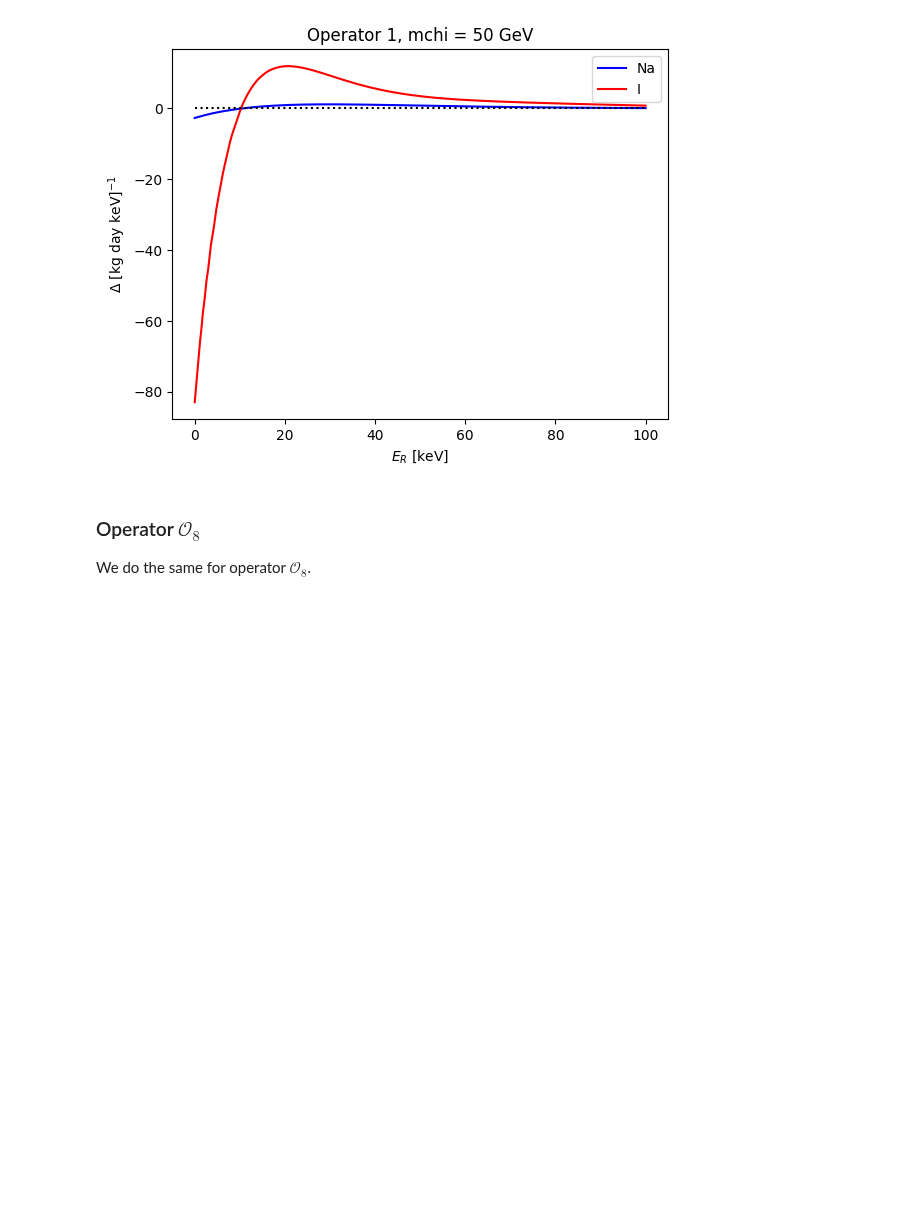
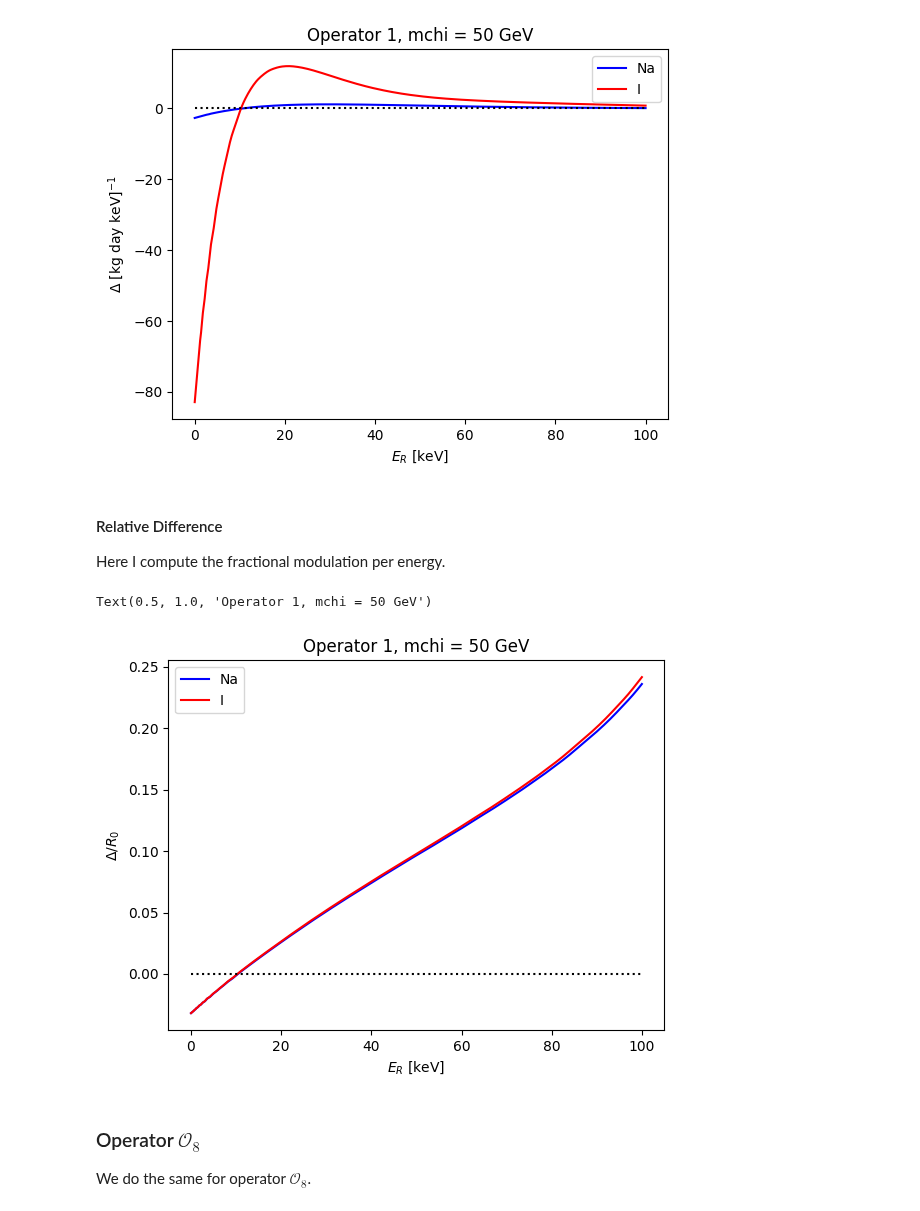
Before and after one commit to cheekyparticle/RAPIDD_for_DM, a Jupyter notebook: rapidd/modulation.ipynb, the cells around one changed output. Drawn from its saved outputs; the diff is of its cells as text; code cells hidden in the pictures; blank space fills up the shorter version.

Commit message:
Fractional amplitude added to notebook

```diff
--- a/rapidd/modulation.ipynb
+++ b/rapidd/modulation.ipynb
@@ -56,6 +56,20 @@ def modulation(mass, er, rho=.33, target='Na', basis='All', halo_dir = "halo_tab
     b = np.vectorize(difrate_dER)(rho, mass, er, target=target, basis=basis)
 
     return .5*(a-b)
+# %%
+@np.vectorize
+def rate_av(mass, er, rho=.33, target='Ge', basis='All', output_dir = "halo_tables/"):
+
+    if not(os.path.exists(output_dir+'halo_6_1.dat')) or not(os.path.exists(output_dir+'halo_12_1.dat')):
+        print("Halo File not found!!!")
+        return
+
+    read_halo(output_dir+'halo_6_1.dat')
+    a = np.vectorize(difrate_dER)(rho, mass, er, target=target, basis=basis)
+    read_halo(output_dir+'halo_12_1.dat')
+    b = np.vectorize(difrate_dER)(rho, mass, er, target=target, basis=basis)
+
+    return .5*(a+b)
 # %% [markdown]
 # Some Examples
 
@@ -126,6 +144,25 @@ plt.title(f"Operator 1, mchi = {m} GeV")
 # %% [output]
 Text(0.5, 1.0, 'Operator 1, mchi = 50 GeV')
 [figure]
+# %% [markdown]
+#### Relative Difference
+
+Here I compute the fractional modulation per energy.
+# %%
+av_Na_1 = rate_av(m, energies, target='Na')
+av_I_1 = rate_av(m, energies, target='I')
+# %%
+plt.plot(energies, mod_Na_1 / av_Na_1, 'b', label='Na')
+plt.plot(energies, mod_I_1 / av_I_1, 'r', label='I')
+plt.hlines(0,0,100,'k',linestyle=':')
+
+plt.xlabel(r"$E_R$ [keV]")
+plt.ylabel(r"$\Delta/R_0$")
+plt.legend()
+plt.title(f"Operator 1, mchi = {m} GeV")
+# %% [output]
+Text(0.5, 1.0, 'Operator 1, mchi = 50 GeV')
+[figure, added]
 # %% [markdown]
 ### Operator $\mathcal{O}_8$
 
```
Also changed, not shown: parts of 4 cells of this notebook.
